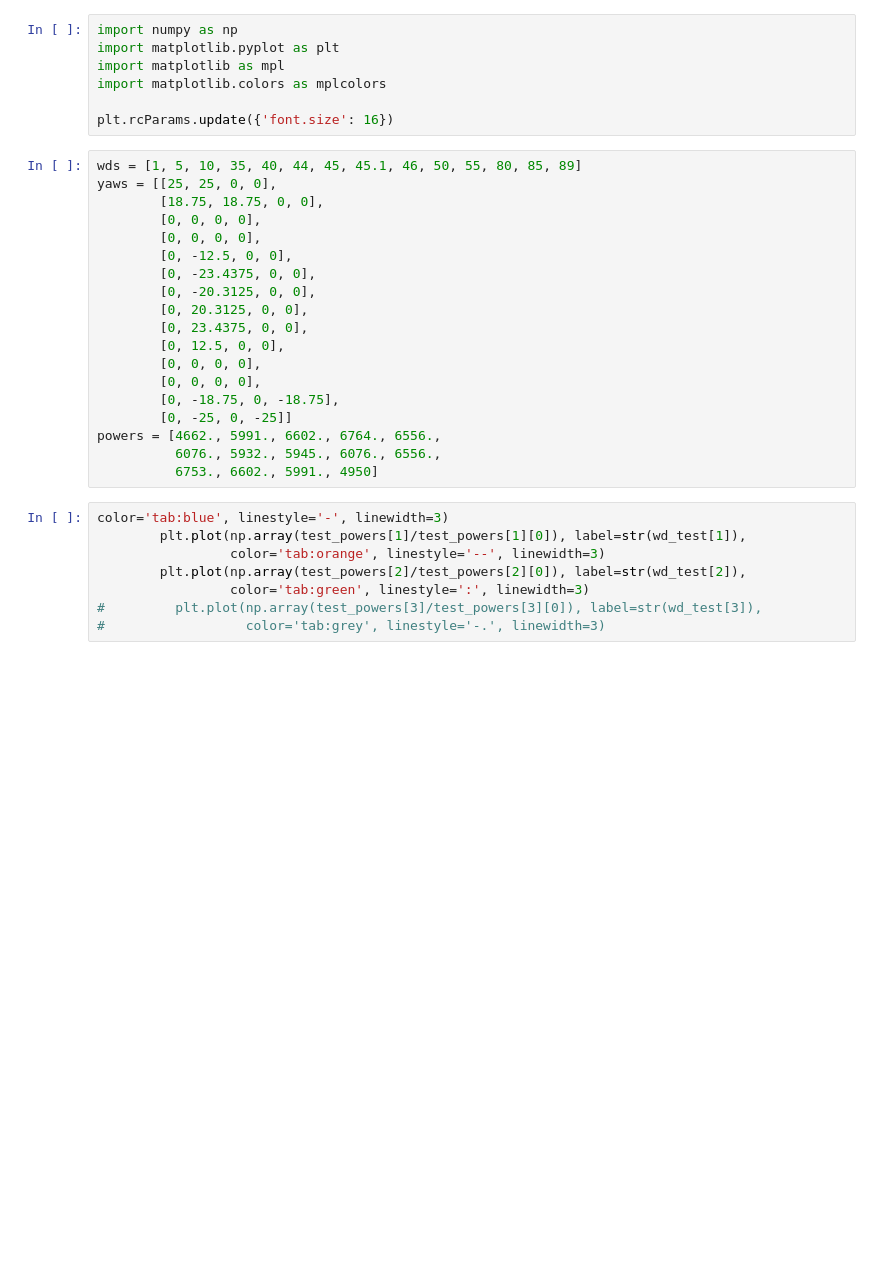
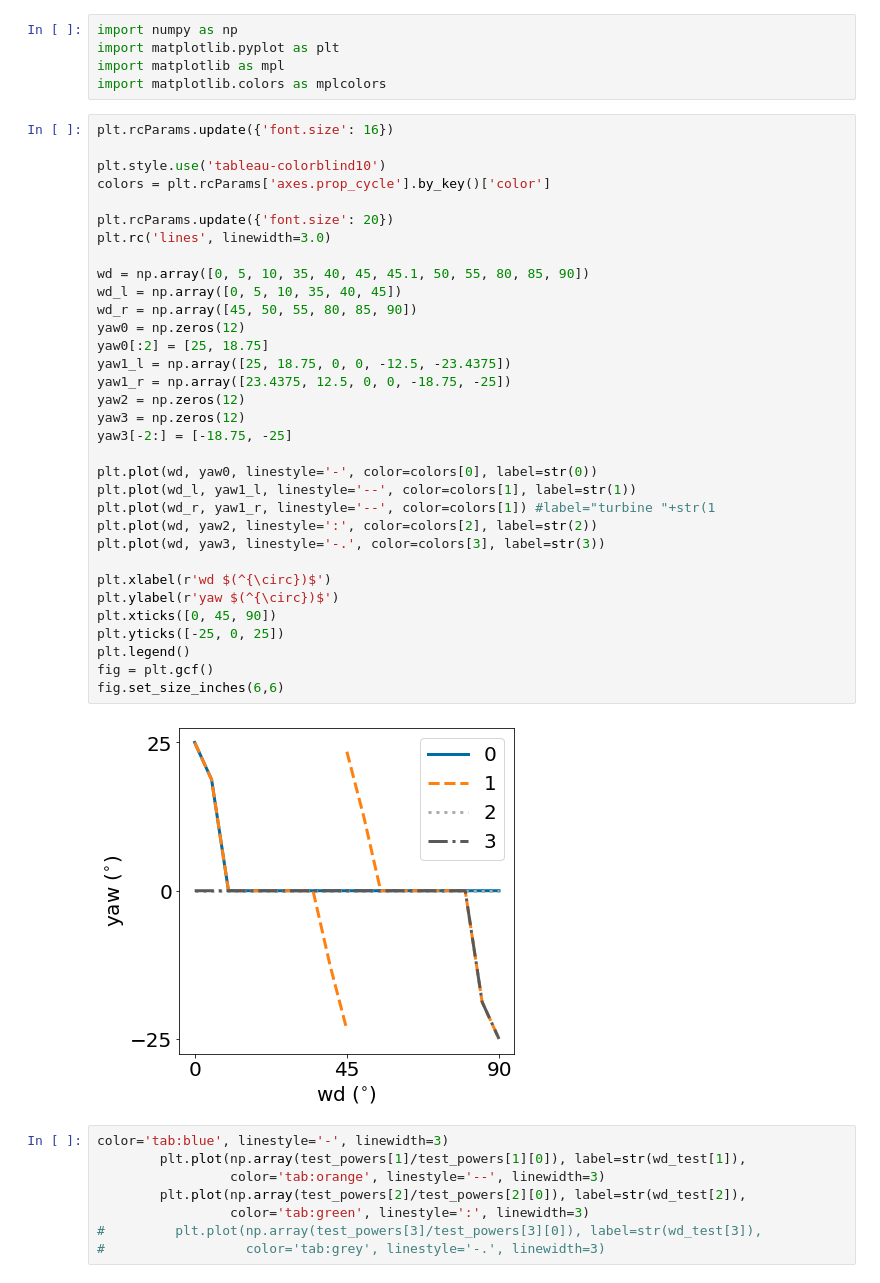
Before and after one commit to janiadcock/floris_torch, a Jupyter notebook: plot_discontinuity.ipynb, the cells around one changed output. Cells and saved outputs as stored; diff of their text form; blank space fills up the shorter version.

```diff
--- a/plot_discontinuity.ipynb
+++ b/plot_discontinuity.ipynb
@@ -3,27 +3,41 @@ import numpy as np
 import matplotlib.pyplot as plt
 import matplotlib as mpl
 import matplotlib.colors as mplcolors
-
-plt.rcParams.update({'font.size': 16})
 # %%
-wds = [1, 5, 10, 35, 40, 44, 45, 45.1, 46, 50, 55, 80, 85, 89]
-yaws = [[25, 25, 0, 0],
-        [18.75, 18.75, 0, 0],
-        [0, 0, 0, 0],
-        [0, 0, 0, 0],
-        [0, -12.5, 0, 0],
-        [0, -23.4375, 0, 0],
-        [0, -20.3125, 0, 0],
-        [0, 20.3125, 0, 0],
-        [0, 23.4375, 0, 0],
-        [0, 12.5, 0, 0],
-        [0, 0, 0, 0],
-        [0, 0, 0, 0],
-        [0, -18.75, 0, -18.75],
-        [0, -25, 0, -25]]
-powers = [4662., 5991., 6602., 6764., 6556.,
-          6076., 5932., 5945., 6076., 6556.,
-          6753., 6602., 5991., 4950]
+plt.rcParams.update({'font.size': 16})
+
+plt.style.use('tableau-colorblind10')
+colors = plt.rcParams['axes.prop_cycle'].by_key()['color']
+
+plt.rcParams.update({'font.size': 20})
+plt.rc('lines', linewidth=3.0)
+
+wd = np.array([0, 5, 10, 35, 40, 45, 45.1, 50, 55, 80, 85, 90])
+wd_l = np.array([0, 5, 10, 35, 40, 45])
+wd_r = np.array([45, 50, 55, 80, 85, 90])
+yaw0 = np.zeros(12)
+yaw0[:2] = [25, 18.75]
+yaw1_l = np.array([25, 18.75, 0, 0, -12.5, -23.4375])
+yaw1_r = np.array([23.4375, 12.5, 0, 0, -18.75, -25])
+yaw2 = np.zeros(12)
+yaw3 = np.zeros(12)
+yaw3[-2:] = [-18.75, -25]
+
+plt.plot(wd, yaw0, linestyle='-', color=colors[0], label=str(0))
+plt.plot(wd_l, yaw1_l, linestyle='--', color=colors[1], label=str(1))
+plt.plot(wd_r, yaw1_r, linestyle='--', color=colors[1]) #label="turbine "+str(1
+plt.plot(wd, yaw2, linestyle=':', color=colors[2], label=str(2))
+plt.plot(wd, yaw3, linestyle='-.', color=colors[3], label=str(3))
+
+plt.xlabel(r'wd $(^{\circ})$')
+plt.ylabel(r'yaw $(^{\circ})$')
+plt.xticks([0, 45, 90])
+plt.yticks([-25, 0, 25])
+plt.legend()
+fig = plt.gcf()
+fig.set_size_inches(6,6)
+# %% [output]
+[figure, added]
 # %%
 color='tab:blue', linestyle='-', linewidth=3)
         plt.plot(np.array(test_powers[1]/test_powers[1][0]), label=str(wd_test[1]),
```
Also changed, not shown: parts of 1 cell of this notebook, 1 other file.
